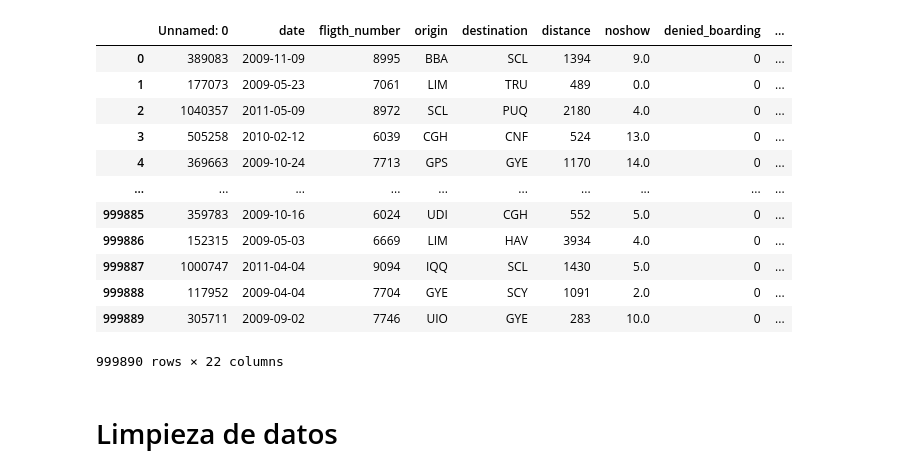
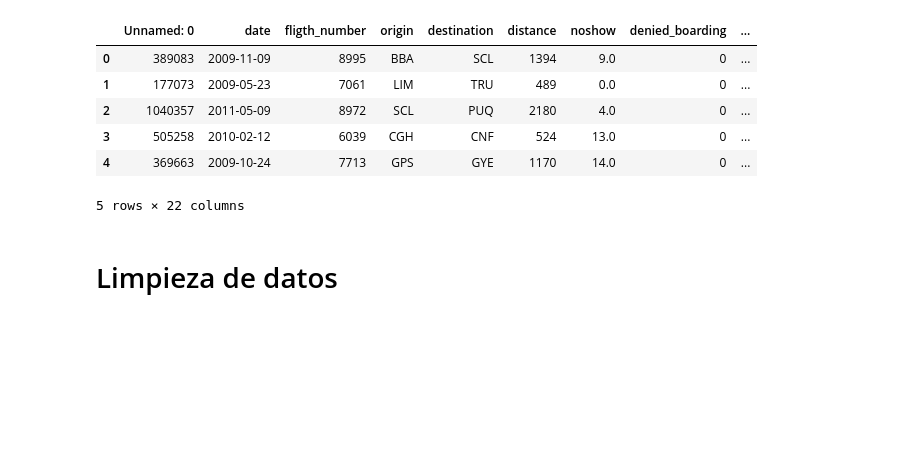
Before and after one commit to anitalittle/tarea2, a Jupyter notebook: tarea2.ipynb, the cells around one changed output. Drawn from its saved outputs; the diff is of its cells as text; code cells hidden in the pictures; blank space fills up the shorter version.

```diff
--- a/tarea2.ipynb
+++ b/tarea2.ipynb
@@ -4,21 +4,15 @@ import pandas as pd
 from plotnine import *
 # %%
 df_train = pd.read_csv('trainData.csv')
-df_train
+df_train.head()
 # %% [output]
 |  | Unnamed: 0 | date | fligth_number | origin | destination | distance | noshow | denied_boarding | ... |
 | 0 | 389083 | 2009-11-09 | 8995 | BBA | SCL | 1394 | 9.0 | 0 | ... |
 | 1 | 177073 | 2009-05-23 | 7061 | LIM | TRU | 489 | 0.0 | 0 | ... |
 | 2 | 1040357 | 2011-05-09 | 8972 | SCL | PUQ | 2180 | 4.0 | 0 | ... |
 | 3 | 505258 | 2010-02-12 | 6039 | CGH | CNF | 524 | 13.0 | 0 | ... |
 | 4 | 369663 | 2009-10-24 | 7713 | GPS | GYE | 1170 | 14.0 | 0 | ... |
-| ... | ... | ... | ... | ... | ... | ... | ... | ... | ... |
-| 999885 | 359783 | 2009-10-16 | 6024 | UDI | CGH | 552 | 5.0 | 0 | ... |
-| 999886 | 152315 | 2009-05-03 | 6669 | LIM | HAV | 3934 | 4.0 | 0 | ... |
-| 999887 | 1000747 | 2011-04-04 | 9094 | IQQ | SCL | 1430 | 5.0 | 0 | ... |
-| 999888 | 117952 | 2009-04-04 | 7704 | GYE | SCY | 1091 | 2.0 | 0 | ... |
-| 999889 | 305711 | 2009-09-02 | 7746 | UIO | GYE | 283 | 10.0 | 0 | ... |
-999890 rows × 22 columns
+5 rows × 22 columns
 # %% [markdown]
 # Limpieza de datos
 # %%
```
Also changed, not shown: parts of 21 cells of this notebook.
